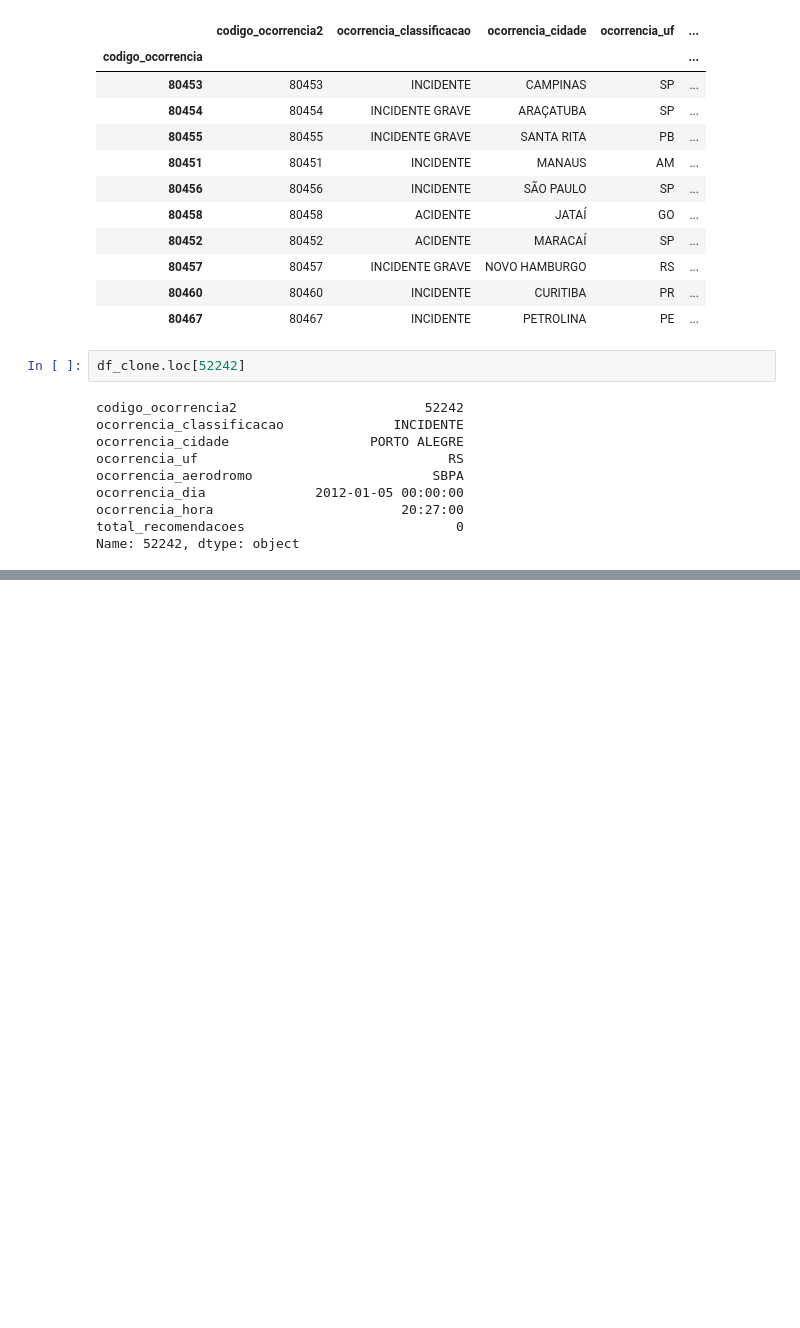
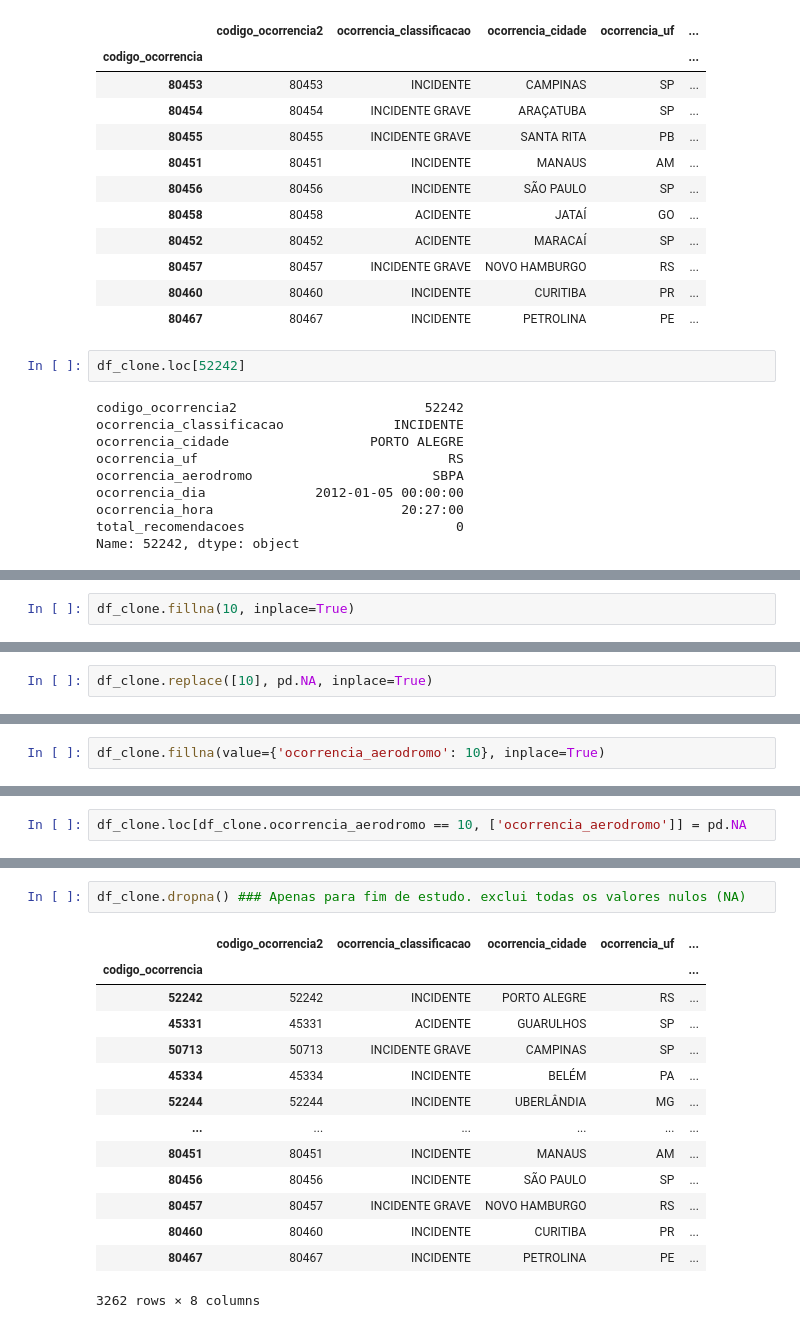
Before and after one commit to Osiel1981/CursoETLdio, a Jupyter notebook: ProjetoOcorrenciasAeronauticas.ipynb, the cells around one changed output, grey strips where cells are left out. Drawn from its saved outputs; the diff is of its cells as text; blank space fills up the shorter version.

```diff
--- a/ProjetoOcorrenciasAeronauticas.ipynb
+++ b/ProjetoOcorrenciasAeronauticas.ipynb
@@ -133,0 +161,2 @@ df_clone.head(5)
+# %%
+df_clone.fillna(10, inplace=True)
@@ -133,0 +175,2 @@ df_clone.head(5)
+# %%
+df_clone.replace([10], pd.NA, inplace=True)
@@ -133,0 +189,2 @@ df_clone.head(5)
+# %%
+df_clone.fillna(value={'ocorrencia_aerodromo': 10}, inplace=True)
@@ -133,0 +203,2 @@ df_clone.head(5)
+# %%
+df_clone.loc[df_clone.ocorrencia_aerodromo == 10, ['ocorrencia_aerodromo']] = pd.NA
@@ -133,0 +235,17 @@ df_clone.head(5)
+# %%
+df_clone.dropna() ### Apenas para fim de estudo. exclui todas os valores nulos (NA)
+# %% [output]
+|  | codigo_ocorrencia2 | ocorrencia_classificacao | ocorrencia_cidade | ocorrencia_uf | ... |
+| codigo_ocorrencia |  |  |  |  | ... |
+| 52242 | 52242 | INCIDENTE | PORTO ALEGRE | RS | ... |
+| 45331 | 45331 | ACIDENTE | GUARULHOS | SP | ... |
+| 50713 | 50713 | INCIDENTE GRAVE | CAMPINAS | SP | ... |
+| 45334 | 45334 | INCIDENTE | BELÉM | PA | ... |
+| 52244 | 52244 | INCIDENTE | UBERLÂNDIA | MG | ... |
+| ... | ... | ... | ... | ... | ... |
+| 80451 | 80451 | INCIDENTE | MANAUS | AM | ... |
+| 80456 | 80456 | INCIDENTE | SÃO PAULO | SP | ... |
+| 80457 | 80457 | INCIDENTE GRAVE | NOVO HAMBURGO | RS | ... |
+| 80460 | 80460 | INCIDENTE | CURITIBA | PR | ... |
+| 80467 | 80467 | INCIDENTE | PETROLINA | PE | ... |
+3262 rows × 8 columns
```
Also changed, not shown: parts of 20 cells of this notebook, 1 other file.
